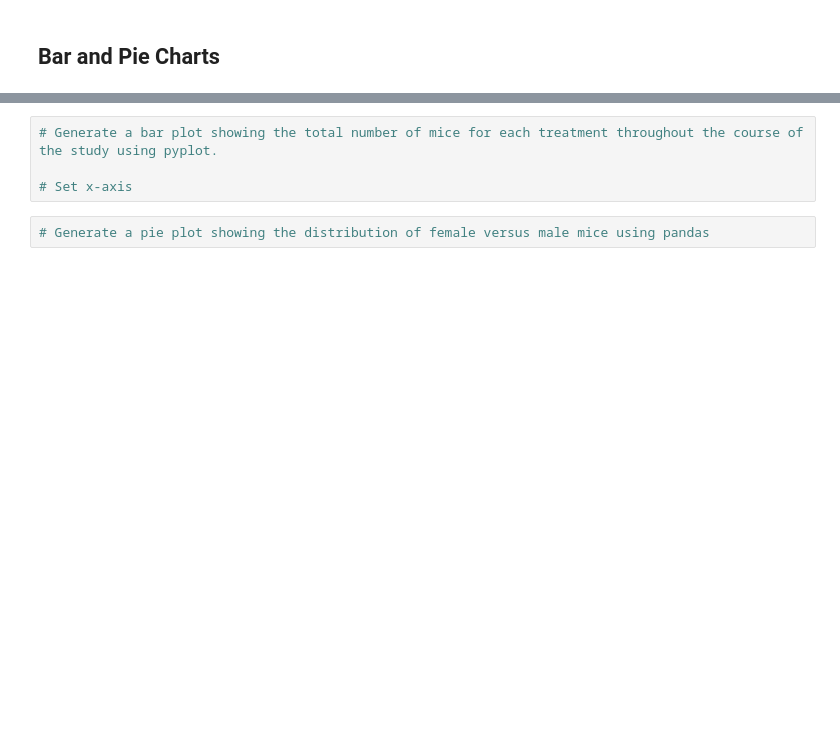
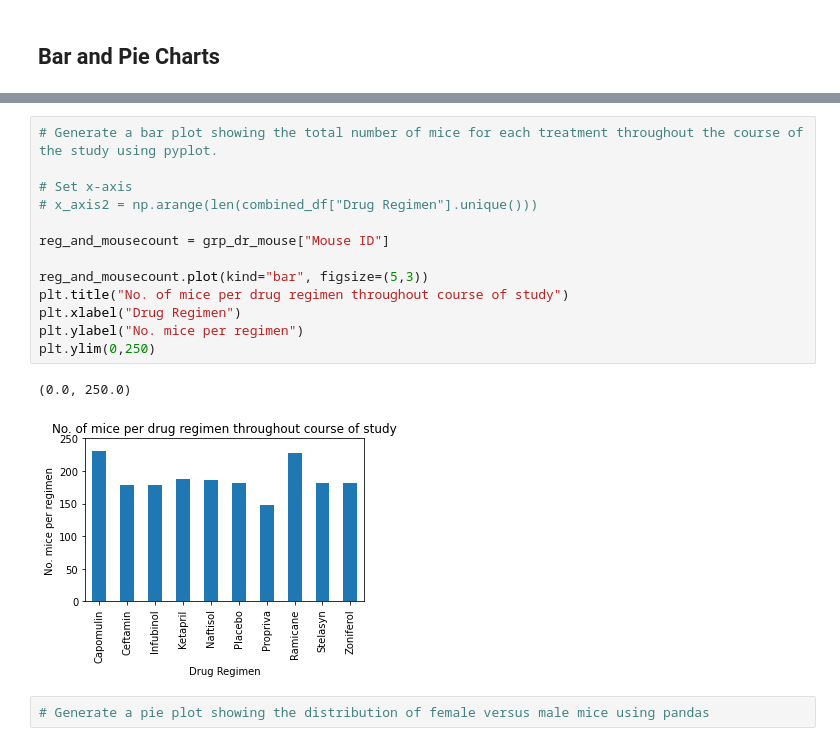
Before and after one commit to chiron-chiron/matplotlib-challenge, a Jupyter notebook: pymaceuticals_starter.ipynb, the cells around one changed output, grey strips where cells are left out. Drawn from its saved outputs; the diff is of its cells as text; blank space fills up the shorter version.

Commit message:
Bars done
Commencing pie charts

```diff
--- a/pymaceuticals_starter.ipynb
+++ b/pymaceuticals_starter.ipynb
@@ -406,7 +406,19 @@ Name: Mouse ID, dtype: int64
 # %%
 # Generate a bar plot showing the total number of mice for each treatment throughout the course of the study using pyplot.
 
 # Set x-axis
+# x_axis2 = np.arange(len(combined_df["Drug Regimen"].unique()))
+
+reg_and_mousecount = grp_dr_mouse["Mouse ID"]
+
+reg_and_mousecount.plot(kind="bar", figsize=(5,3))
+plt.title("No. of mice per drug regimen throughout course of study")
+plt.xlabel("Drug Regimen")
+plt.ylabel("No. mice per regimen")
+plt.ylim(0,250)
+# %% [output]
+(0.0, 250.0)
+[figure, added]
 # %%
 # Generate a pie plot showing the distribution of female versus male mice using pandas
 # %%
```
Also changed, not shown: parts of 1 cell of this notebook.
